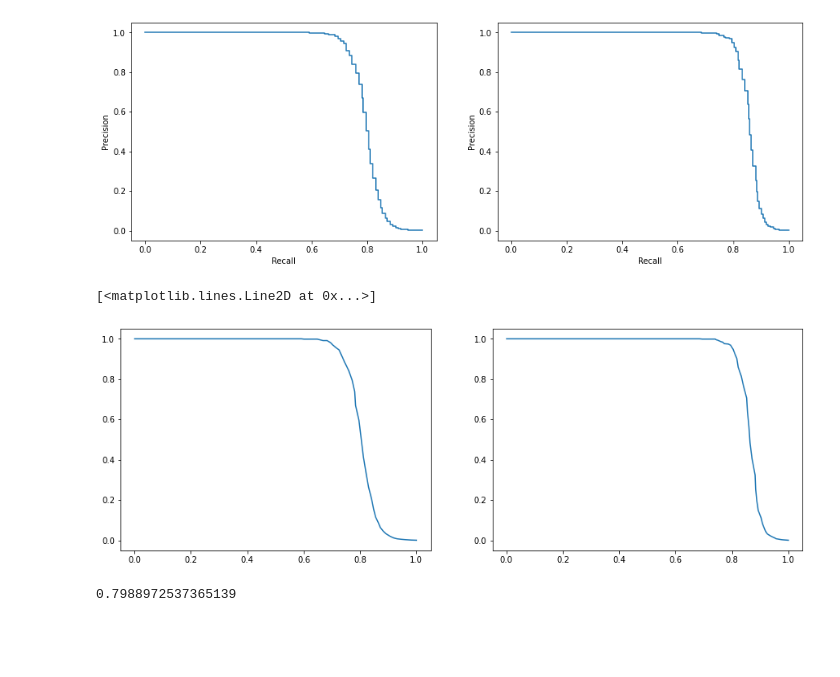
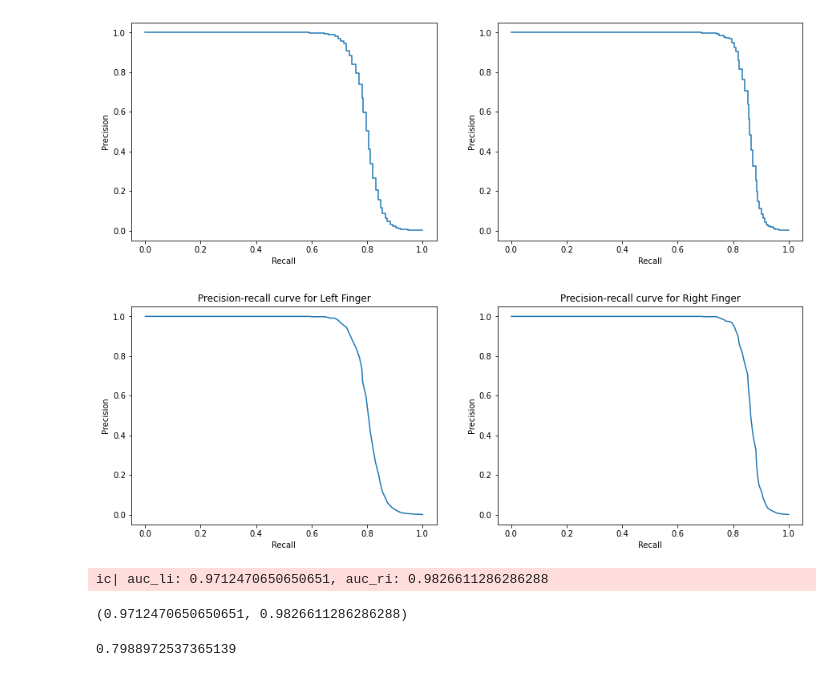
Before and after one commit to haroldsnyers/biometrics, a Jupyter notebook: Assignment1/assignment_1_2022.ipynb, the cells around one changed output. Drawn from its saved outputs; the diff is of its cells as text; code cells hidden in the pictures; blank space fills up the shorter version.

```diff
--- a/Assignment1/assignment_1_2022.ipynb
+++ b/Assignment1/assignment_1_2022.ipynb
@@ -515,13 +524,19 @@ disp_ri.plot(ax=ax_ri)
 <sklearn.metrics._plot.precision_recall_curve.PrecisionRecallDisplay at 0x...>
 [figure]
 # %%
-"""Calculate the Area Under the PR-curve."""
 figure, [ax_li, ax_ri] = plt.subplots(1, 2, figsize=(15, 5))
-ax_li.plot(recall, precision)
-ax_ri.plot(recall_ri, precision_ri)
+metrics.plot_recall_precision(recall, precision, ax_li, title_add="Left Finger")
+metrics.plot_recall_precision(recall_ri, precision_ri, ax_ri, title_add="Right Finger")
 # %% [output]
-[<matplotlib.lines.Line2D at 0x...>]
-[figure, old version]
+[figure, new version]
+# %%
+"""Calculate the Area Under the PR-curve."""
+auc_li = metrics.compute_auc(fpr_roc, tpr_roc)
+auc_ri = metrics.compute_auc(fpr_roc_ri, tpr_roc_ri)
+ic(auc_li, auc_ri)
+# %% [output]
+ic| auc_li: 0.9712470650650651, auc_ri: 0.9826611286286288
+(0.9712470650650651, 0.9826611286286288)
 # %%
 """Calculate the average precision scores"""
 average_precision_score(y_true=score, y_score=y_true)
```
Also changed, not shown: parts of 17 cells of this notebook, 9 other files.
